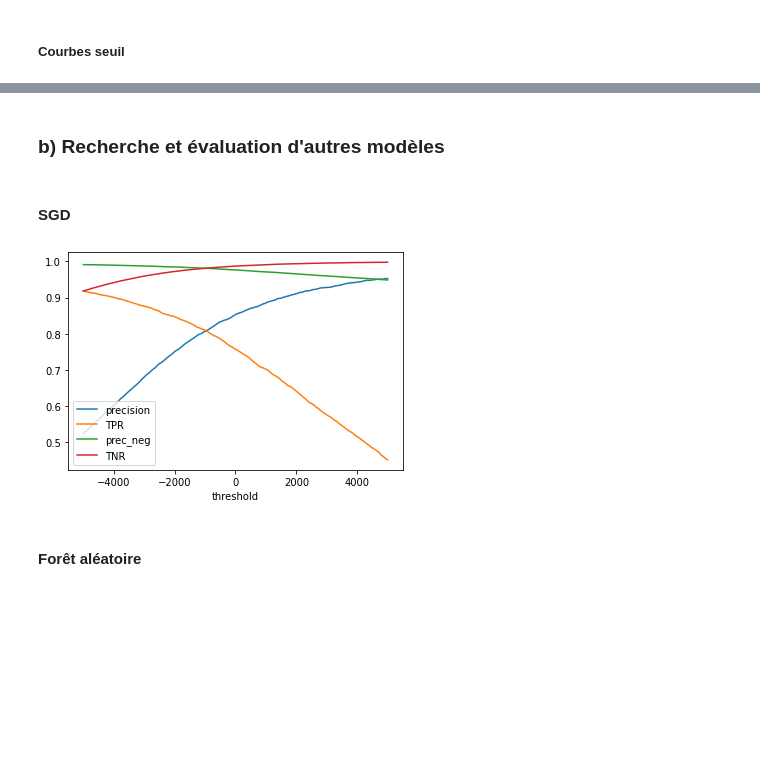
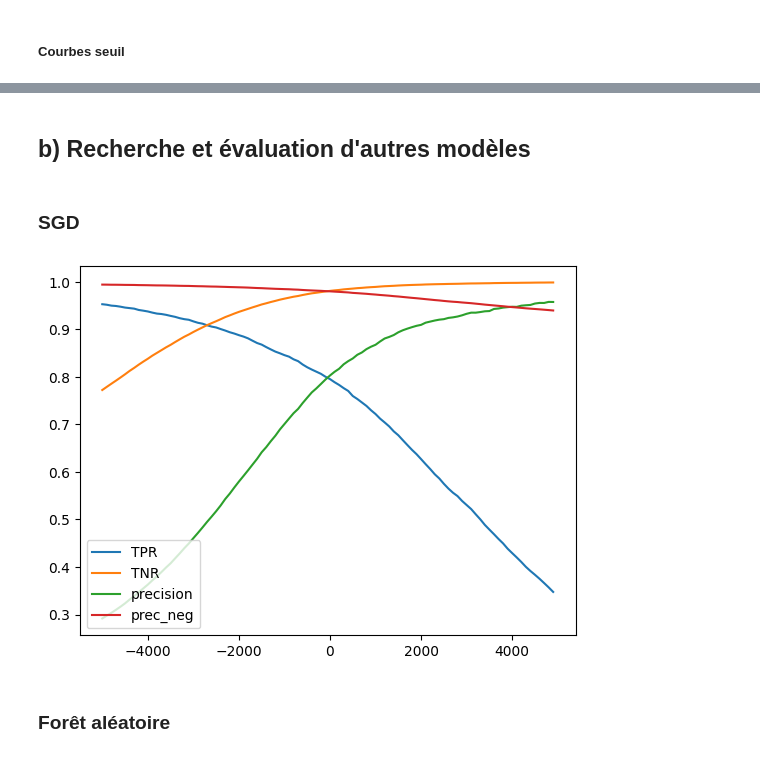
Before and after one commit to SebastienH422/MNIST, a Jupyter notebook: MNIST.ipynb, the cells around one changed output, grey strips where cells are left out. Saved outputs shown, nothing was run; the diff lists cells and outputs as text; code cells hidden in the pictures; blank space fills up the shorter version.

```diff
--- a/MNIST.ipynb
+++ b/MNIST.ipynb
@@ -165,10 +194,10 @@ Le score F1 favorise les classificateurs ayant une précision et un rappel simil
 # %%
-y_scores = sgd_clf.decision_function(X.iloc[shuffle_index[:nbDonnees]]) # <np.ndarray> shape nbDonnees
+y_scores = sgd_clf.decision_function(X.iloc[index_test]) # <np.ndarray> shape nbDonnees
 
-threshold = 2905 # Seuil: 9905 pour un rappel de 1
+threshold = 295 # Seuil: 9905 pour un rappel de 1
 y_pred = y_scores > threshold
 
-confusion = confusion_matrix(y_5[shuffle_index[:nbDonnees]], y_pred)
+confusion = confusion_matrix(y_5[index_test], y_pred)
 
 TP = confusion[1][1]
 FP = confusion[0][1]
@@ -188,10 +221,10 @@ On peut ainsi afficher des graphiques pour choisir le compromis à faire:
 
 #### Affichage des graphiques
 # %%
-def affichage(yArg_true, yArg_scores, thresholds, xStr = 'threshold', yLst = ['precision', 'TPR', 'prec_neg', 'TNR']):
+def affichage(yArg_true, yArg_scores, thresholds = range(-5000, 5000, 100), xStr = 'threshold', yLst = ['precision', 'TPR', 'prec_neg', 'TNR']):
     """Affiche les courbes définies dans yLst en fonction de xStr
 
-    Args:
+    IN:
         yArg_true (array-like): shape n, liste des labels réels
         yArg_scores (array-like): shape n, liste des scores des labels prédits
         thresholds (array-like): shape n, liste des seuils
@@ -215,7 +248,7 @@ def affichage(yArg_true, yArg_scores, thresholds, xStr = 'threshold', yLst = ['p
         TN[i] = confusion[0][0]
         FN[i] = confusion[1][0]
 
-    # Définition de l'abscisse (u[0]) et ordonnées (u[i], i > 0)
+    # Définition de l'abscisse (u[0]) et des ordonnées (u[i], i > 0)
     u = []
 
     for uStr in [xStr] + yLst:
@@ -240,6 +273,7 @@ def affichage(yArg_true, yArg_scores, thresholds, xStr = 'threshold', yLst = ['p
 
     plt.xlabel(xStr)
     plt.legend(loc="lower left")
+    plt.show()
     # plt.ylim([0, 1])
 # %% [markdown]
 ##### Courbe rappel/précision
@@ -296,2 +413,2 @@ for train_index, test_index in skfolds.split(Train_img, Train_lab):
 # %% [markdown]
-### b) Recherche et évaluation d'autres modèles
+## b) Recherche et évaluation d'autres modèles
@@ -302,15 +415,38 @@ y_5 = (Train_lab == '5')
+# %%
+X = Train_img.copy()
+y_5 = (Train_lab == '5').copy()
+
+def affichage(y_true, y_proba, thresholds = range(-5000, 5000, 100), scoresToPrint = ['TPR', 'TNR', 'precision', 'prec_neg']):
+    nbThreshold = len(thresholds)
+    TP, FP, TN, FN = np.zeros(nbThreshold), np.zeros(nbThreshold), np.zeros(nbThreshold), np.zeros(nbThreshold)
+    for i, threshold in enumerate(thresholds):
+        y_pred = y_proba > threshold
+        matrice = confusion_matrix(y_true = y_true, y_pred = y_pred)
+
+        TP[i] = matrice[1][1]
+        FP[i] = matrice[0][1]
+        TN[i] = matrice[0][0]
+        FN[i] = matrice[1][0]
+
+    for score in scoresToPrint:
+        match score:
+            case 'TPR': plt.plot(thresholds, TP / (TP + FN), label = score)
+            case 'TNR': plt.plot(thresholds, TN / (TN + FP), label = score)
+            case 'precision': plt.plot(thresholds, TP / (TP + FP), label = score)
+            case 'prec_neg': plt.plot(thresholds, TN / (TN + FN), label = score)
+
+    plt.legend(loc="lower left")
+    plt.show()
 # %% [markdown]
-
-#### SGD
+### SGD
 # %%
 sgd_clf = SGDClassifier(random_state=42)
-y_scores_sgd = cross_val_predict(sgd_clf, X, y_5, cv=3, method="decision_function")
+y_scores_sgd = cross_val_predict(sgd_clf, X, y_5, cv=8, method="decision_function")
 # %%
-affichage(y_5, y_scores_sgd, np.linspace(-5000, 5000, 150))
-plt.show()
+affichage(y_5, y_scores_sgd)
 # %% [output]
-[figure, old version]
+[figure, new version]
 # %% [markdown]
-#### Forêt aléatoire
+### Forêt aléatoire
 # %%
 forest_clf = RandomForestClassifier(random_state=42)
```
Also changed, not shown: parts of 38 cells of this notebook.
